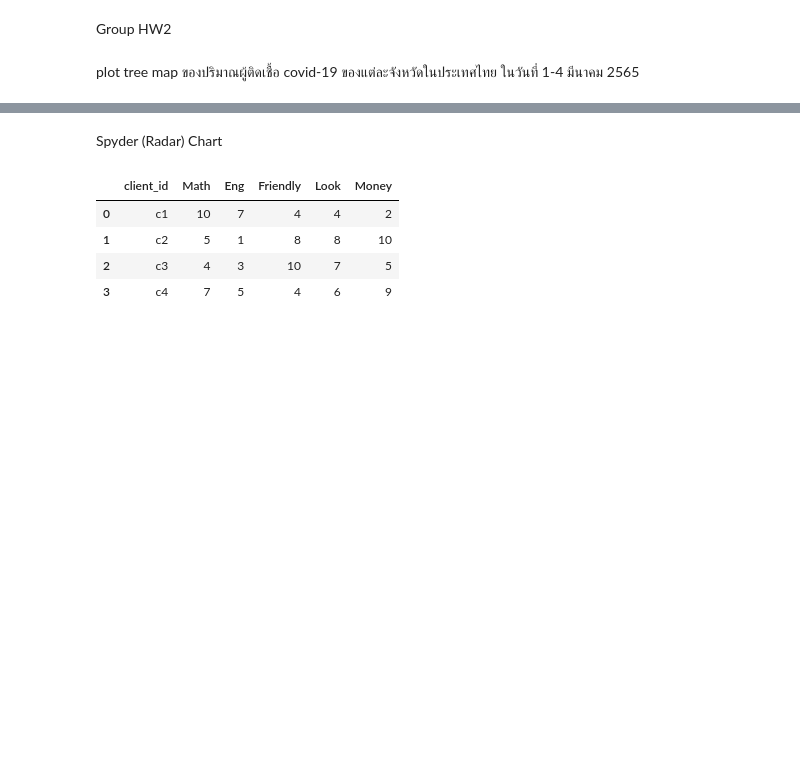
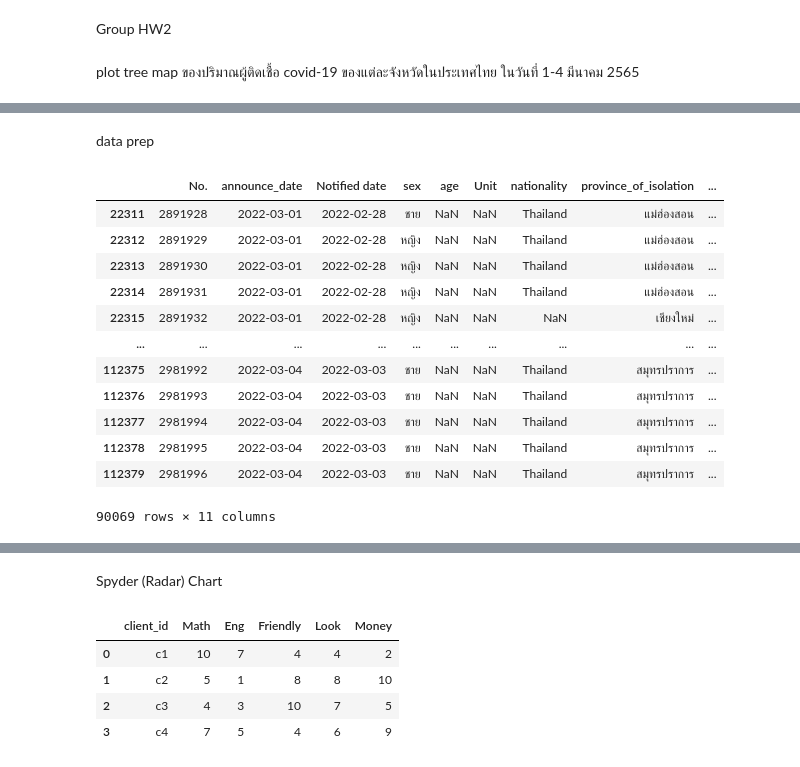
Before and after one commit to sitthatkaja/data_viz_2022, a Jupyter notebook: DataViz04_Data_Comparison.ipynb, the cells around one changed output, grey strips where cells are left out. Drawn from its saved outputs; the diff is of its cells as text; code cells hidden in the pictures; blank space fills up the shorter version.

```diff
--- a/DataViz04_Data_Comparison.ipynb
+++ b/DataViz04_Data_Comparison.ipynb
@@ -421,0 +448,19 @@ plot tree map ของปริมาณผู้ติดเชื้อ covid
+# %% [markdown]
+data prep
+# %%
+data_prep = data[(data['announce_date']>='2022-03-01') & (data['announce_date']<='2022-03-04')]  ### เลือกข้อมูล announce_date วันที่ 1-4 มี.ค. 65
+data_prep ## แสดงข้อมูล
+# %% [output]
+|  | No. | announce_date | Notified date | sex | age | Unit | nationality | province_of_isolation | ... |
+| 22311 | 2891928 | 2022-03-01 | 2022-02-28 | ชาย | NaN | NaN | Thailand | แม่ฮ่องสอน | ... |
+| 22312 | 2891929 | 2022-03-01 | 2022-02-28 | หญิง | NaN | NaN | Thailand | แม่ฮ่องสอน | ... |
+| 22313 | 2891930 | 2022-03-01 | 2022-02-28 | หญิง | NaN | NaN | Thailand | แม่ฮ่องสอน | ... |
+| 22314 | 2891931 | 2022-03-01 | 2022-02-28 | หญิง | NaN | NaN | Thailand | แม่ฮ่องสอน | ... |
+| 22315 | 2891932 | 2022-03-01 | 2022-02-28 | หญิง | NaN | NaN | NaN | เชียงใหม่ | ... |
+| ... | ... | ... | ... | ... | ... | ... | ... | ... | ... |
+| 112375 | 2981992 | 2022-03-04 | 2022-03-03 | ชาย | NaN | NaN | Thailand | สมุทรปราการ | ... |
+| 112376 | 2981993 | 2022-03-04 | 2022-03-03 | ชาย | NaN | NaN | Thailand | สมุทรปราการ | ... |
+| 112377 | 2981994 | 2022-03-04 | 2022-03-03 | ชาย | NaN | NaN | Thailand | สมุทรปราการ | ... |
+| 112378 | 2981995 | 2022-03-04 | 2022-03-03 | ชาย | NaN | NaN | Thailand | สมุทรปราการ | ... |
+| 112379 | 2981996 | 2022-03-04 | 2022-03-03 | ชาย | NaN | NaN | Thailand | สมุทรปราการ | ... |
+90069 rows × 11 columns
```
Also changed, not shown: parts of 9 cells of this notebook.
